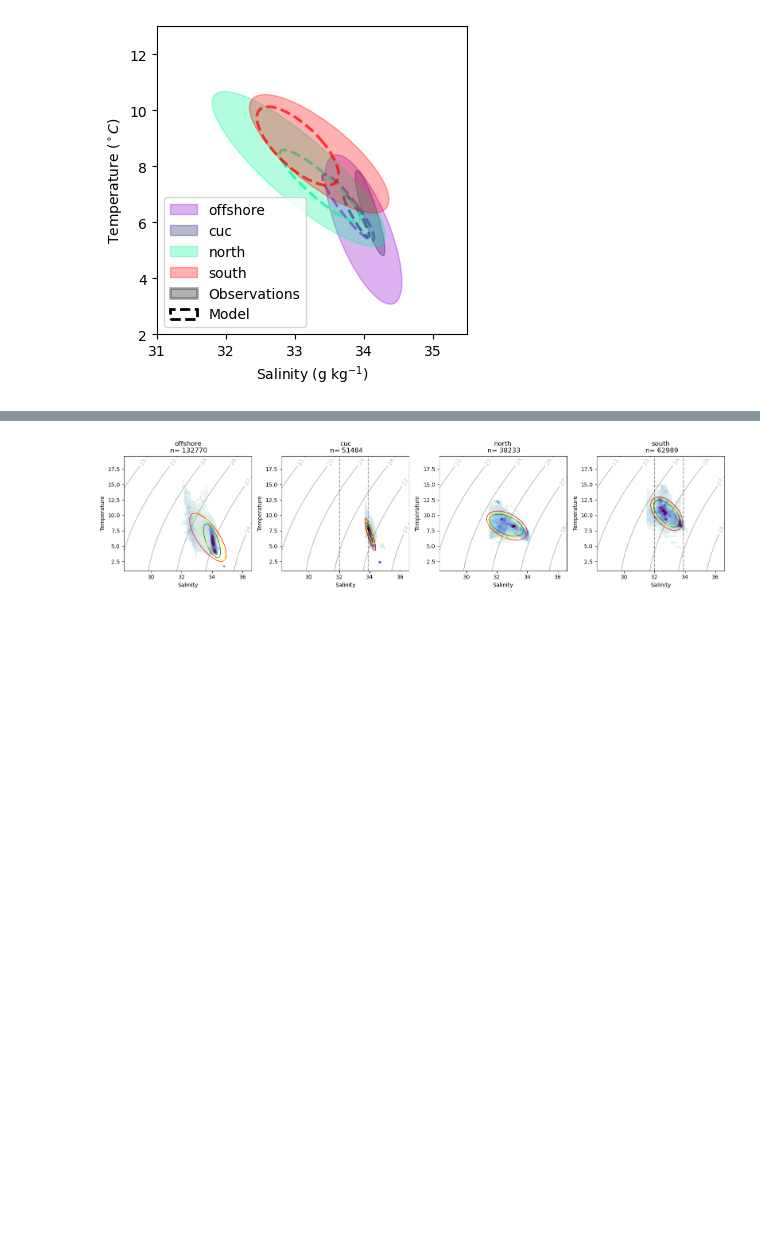
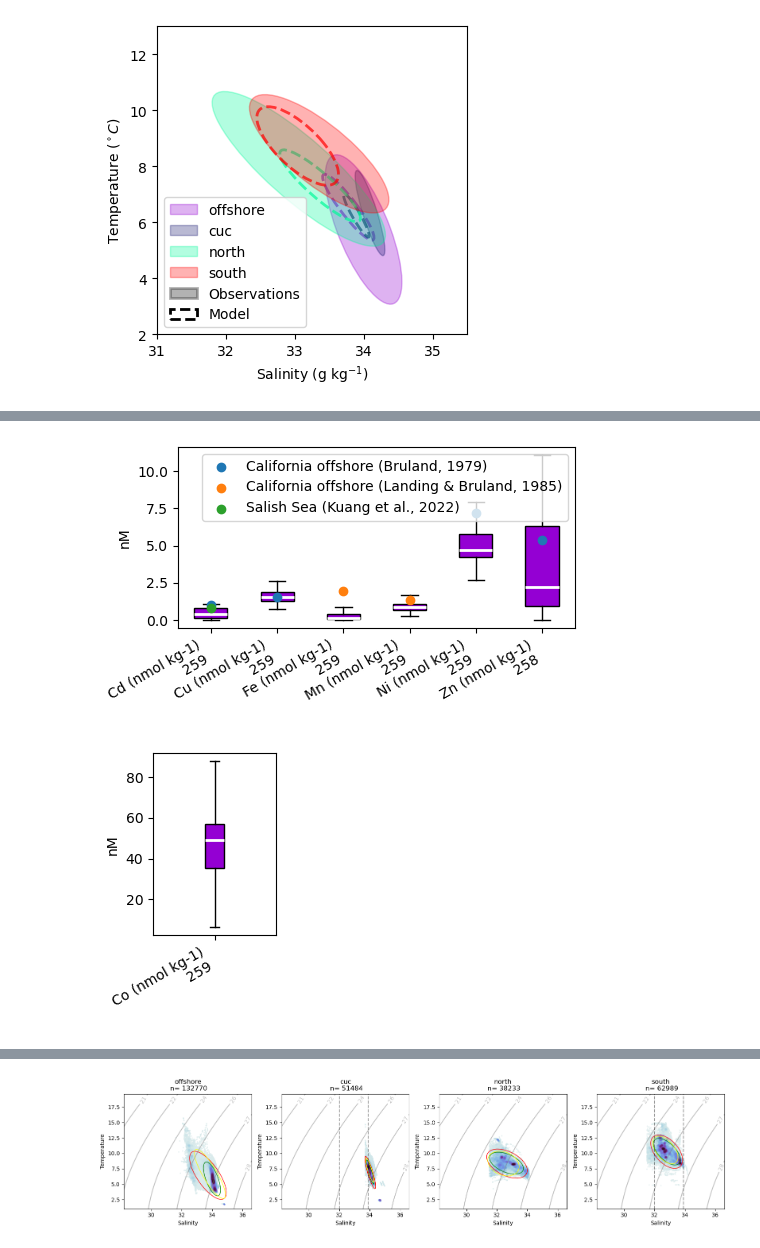
Before and after one commit to UBC-MOAD/analysis-becca, a Jupyter notebook: LiveOcean/tracers/wm_properties.ipynb, the cells around one changed output, grey strips where cells are left out. Cells and saved outputs as stored; diff of their text form; code cells hidden in the pictures; blank space fills up the shorter version.

Commit message:
compare trace metal concentration to previously published work

```diff
--- a/LiveOcean/tracers/wm_properties.ipynb
+++ b/LiveOcean/tracers/wm_properties.ipynb
@@ -489,0 +553,53 @@ plt.tight_layout()
+# %%
+# box plot of just the offshore trace metals compared to what we get in the salish sea or what we expect in the pacific
+
+properties = ['Cd (nmol kg-1)','Cu (nmol kg-1)','Fe (nmol kg-1)','Mn (nmol kg-1)','Ni (nmol kg-1)', 'Zn (nmol kg-1)'] # put Co (nM ) on another axis
+fig, ax = plt.subplots(1,1,figsize=[5,3])
+
+tracer = [sob[prop][sob.region=='offshore'] for prop in properties]
+
+# Filter data using np.isnan (boxplots can't really handle nans)
+t_filter = [tracer[i][~np.isnan(tracer[i])] for i in range(len(tracer))]
+
+bplot = ax.boxplot(t_filter, showfliers=False, patch_artist=True)
+ticks = ["{}\n{}".format(properties[i],str(len(t_filter[i]))) for i in range(len(properties))]
+ax.set_xticklabels(ticks,rotation=30,ha='right')
+ax.set_ylabel('nM')
+
+for patch in bplot['boxes']:
+    patch.set_facecolor(colour[0])
+for median in bplot['medians']:
+    median.set_color('white')
+    median.set_linewidth(2)
+plt.tight_layout()
+
+# plot other measures of the trace metals
+ax.scatter([1,2,5,6],[cd_CI_490,cu_CI_490,ni_CI_490,zn_CI_490],label='California offshore (Bruland, 1979)',zorder=5)
+ax.scatter([3,4],[fe_VI_0_750,mn_VI_0_750],label='California offshore (Landing & Bruland, 1985)',zorder=5)
+ax.scatter(1,cd_JF2_150m,label='Salish Sea (Kuang et al., 2022)',zorder=5)
+ax.legend()
+
+# colbalt separate bc soooo much higher
+properties=['Co (nmol kg-1)']
+
+fig, ax = plt.subplots(1,1,figsize=[2,3])
+
+tracer = [sob[prop][sob.region=='offshore'] for prop in properties]
+
+# Filter data using np.isnan (boxplots can't really handle nans)
+t_filter = [tracer[i][~np.isnan(tracer[i])] for i in range(len(tracer))]
+
+bplot = ax.boxplot(t_filter, showfliers=False, patch_artist=True)
+ticks = ["{}\n{}".format(properties[i],str(len(t_filter[i]))) for i in range(len(properties))]
+ax.set_xticklabels(ticks,rotation=30,ha='right')
+ax.set_ylabel('nM')
+
+for patch in bplot['boxes']:
+    patch.set_facecolor(colour[0])
+for median in bplot['medians']:
+    median.set_color('white')
+    median.set_linewidth(2)
+plt.tight_layout()
+# %% [output]
+[figure, added]
+[figure, added]
```
Also changed, not shown: parts of 4 cells of this notebook, 2 other files.
